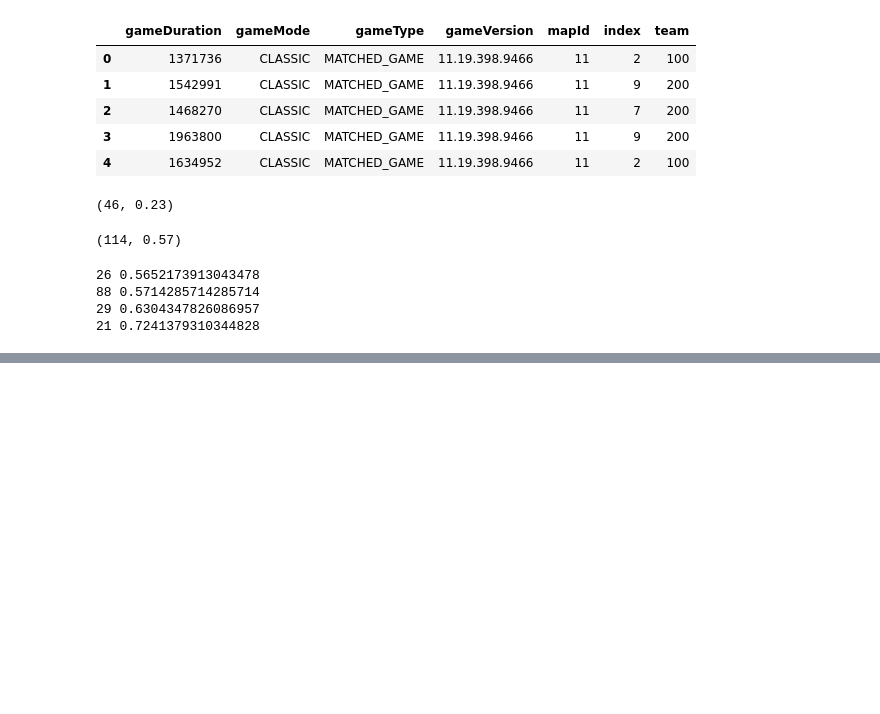
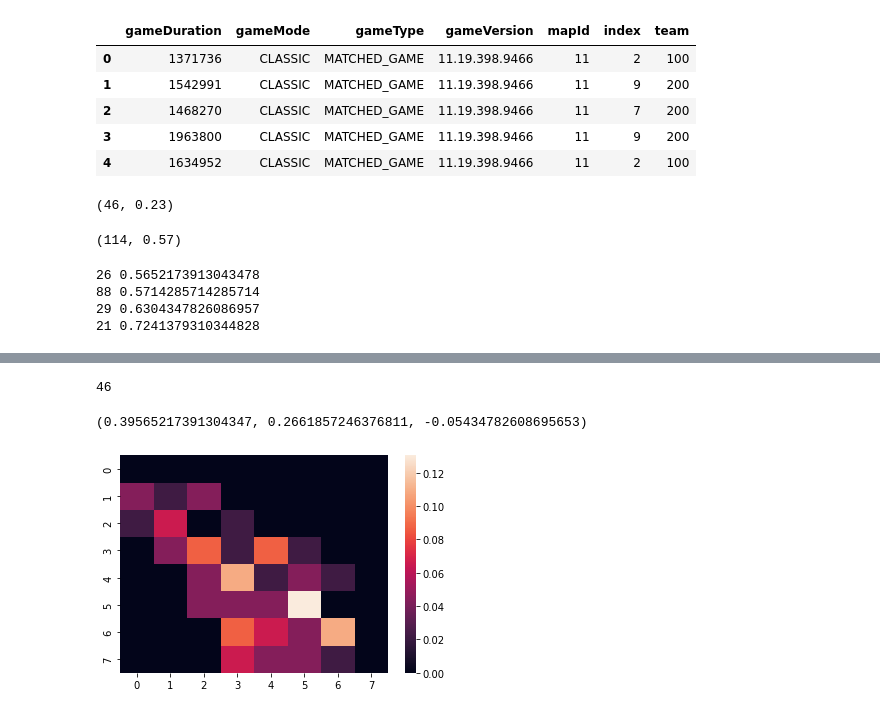
Before and after one commit to FireMoth-Yellme/LoL-Stat, a Jupyter notebook: data-mining/Jinx/인베를가는게 옳을까.ipynb, the cells around one changed output, grey strips where cells are left out. Cells and saved outputs as stored; diff of their text form; code cells hidden in the pictures; blank space fills up the shorter version.

```diff
--- a/data-mining/Jinx/인베를가는게 옳을까.ipynb
+++ b/data-mining/Jinx/인베를가는게 옳을까.ipynb
@@ -191,0 +144,11 @@ invade
+# %%
+n_invade
+# %% [output]
+46
+# %%
+# display(mean_invade_positions)
+sns.heatmap(mean_invade_position)
+mean_invade_wins.mean(), mean_invade_times.mean()/60000, mean_invade_scores.mean()
+# %% [output]
+(0.39565217391304347, 0.2661857246376811, -0.05434782608695653)
+[figure, added]
```
Also changed, not shown: parts of 6 cells of this notebook, 7 other files.
